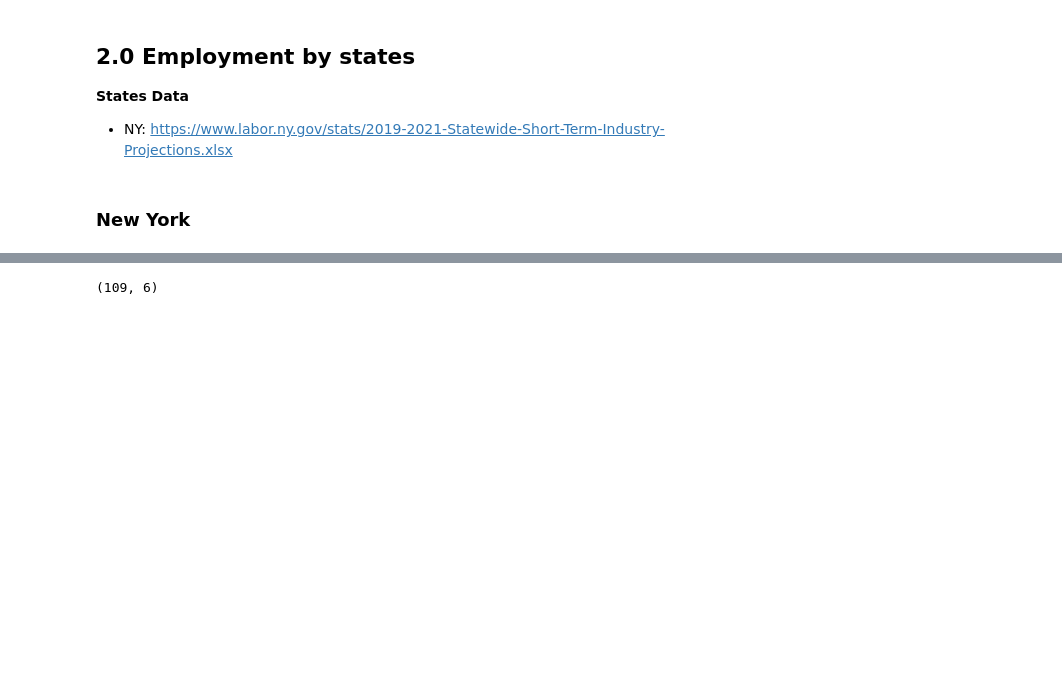
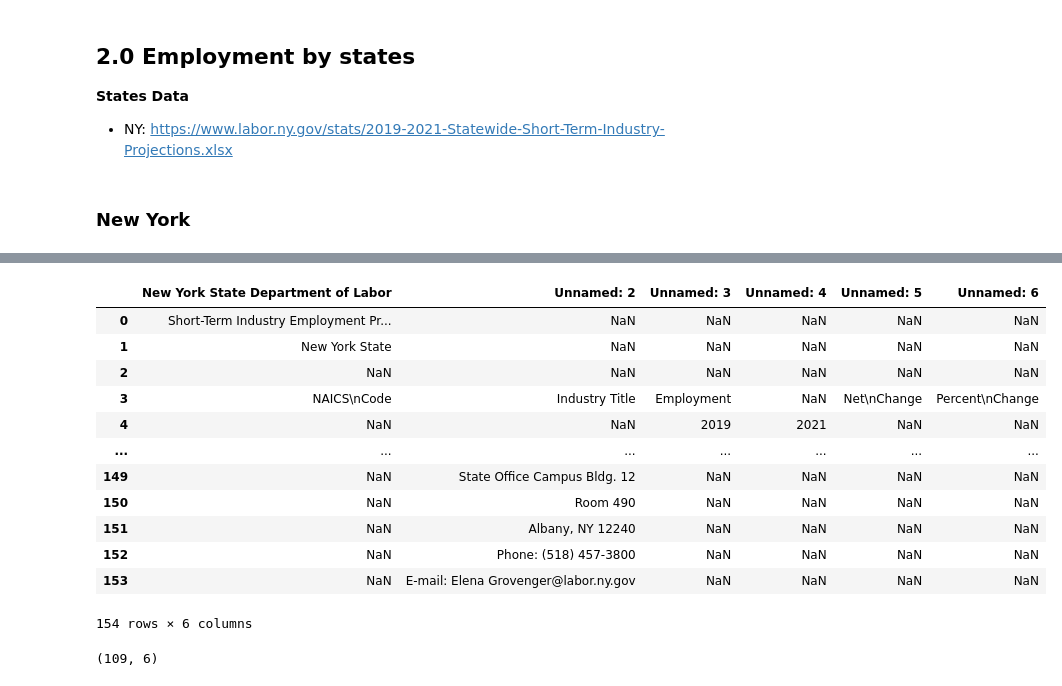
Before and after one commit to xcao38/covid19_analysis, a Jupyter notebook: data_preparing.ipynb, the cells around one changed output, grey strips where cells are left out. Saved outputs shown, nothing was run; the diff lists cells and outputs as text; code cells hidden in the pictures; blank space fills up the shorter version.

```diff
--- a/data_preparing.ipynb
+++ b/data_preparing.ipynb
@@ -196,6 +196,22 @@ employment_ny.head(10)
 | 9 | NaN | NaN | NaN |  |  | NaN | NaN |
 # %%
 employment_ny = employment_ny.dropna(axis=1,how='all')
+# %%
+employment_ny
+# %% [output]
+|  | New York State Department of Labor | Unnamed: 2 | Unnamed: 3 | Unnamed: 4 | Unnamed: 5 | Unnamed: 6 |
+| 0 | Short-Term Industry Employment Pr... | NaN | NaN | NaN | NaN | NaN |
+| 1 | New York State | NaN | NaN | NaN | NaN | NaN |
+| 2 | NaN | NaN | NaN | NaN | NaN | NaN |
+| 3 | NAICS\nCode | Industry Title | Employment | NaN | Net\nChange | Percent\nChange |
+| 4 | NaN | NaN | 2019 | 2021 | NaN | NaN |
+| ... | ... | ... | ... | ... | ... | ... |
+| 149 | NaN | State Office Campus Bldg. 12 | NaN | NaN | NaN | NaN |
+| 150 | NaN | Room 490 | NaN | NaN | NaN | NaN |
+| 151 | NaN | Albany, NY 12240 | NaN | NaN | NaN | NaN |
+| 152 | NaN | Phone: (518) 457-3800 | NaN | NaN | NaN | NaN |
+| 153 | NaN | E-mail: Elena Grovenger@labor.ny.gov | NaN | NaN | NaN | NaN |
+154 rows × 6 columns
 # %%
 employment_ny = employment_ny.dropna(axis=0, how="any").reset_index(drop = True)
 # %%
```
Also changed, not shown: parts of 11 cells of this notebook, 1 other file.
